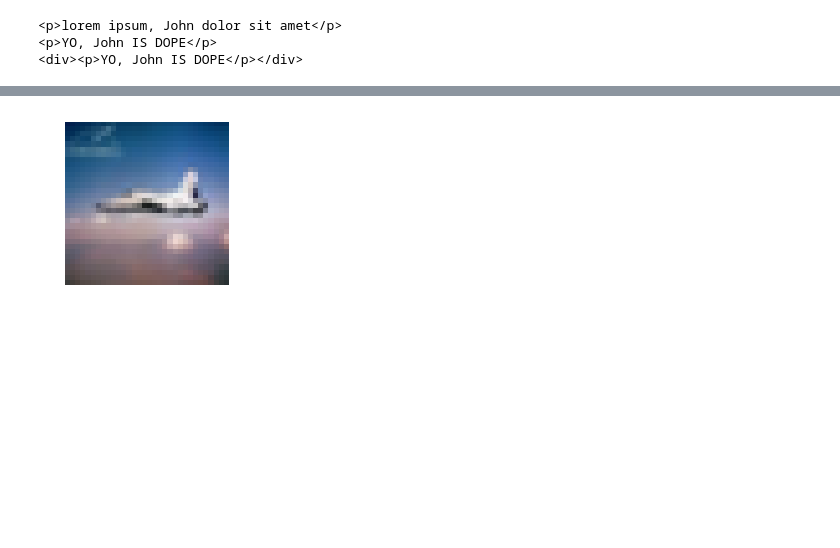
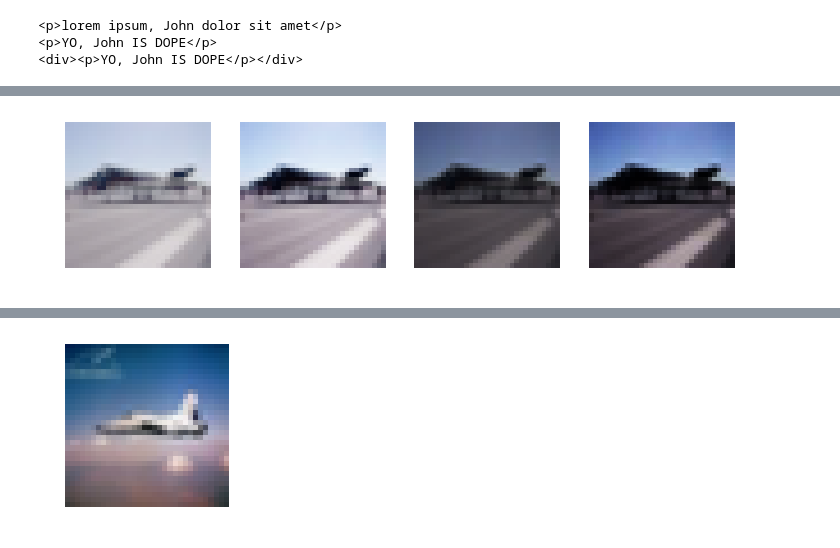
Before and after one commit to anhquan0412/fastai_v1, a Jupyter notebook: my_note/002_images.ipynb, the cells around one changed output, grey strips where cells are left out. Saved outputs shown, nothing was run; the diff lists cells and outputs as text; code cells hidden in the pictures; blank space fills up the shorter version.

```diff
--- a/my_note/002_images.ipynb
+++ b/my_note/002_images.ipynb
@@ -928,0 +688,12 @@ contrast.__module__
+# %%
+def brightness_contrast(x, scale_contrast, change_brightness):
+    return brightness(contrast(x, scale=scale_contrast), change=change_brightness)
+# %%
+_,axes = plt.subplots(1,4, figsize=(12,3))
+
+brightness_contrast(x(), 0.75, 0.7).show(axes[0]) # less contrast,  brighter
+brightness_contrast(x(), 1.3,  0.7).show(axes[1])# more contrast, brighter
+brightness_contrast(x(), 0.75,0.3).show(axes[2]) # less contrast, dimmer
+brightness_contrast(x(), 1.3, 0.3).show(axes[3]) # more contrast, dimmer
+# %% [output]
+[figure, added]
```
Also changed, not shown: parts of 89 cells of this notebook.
